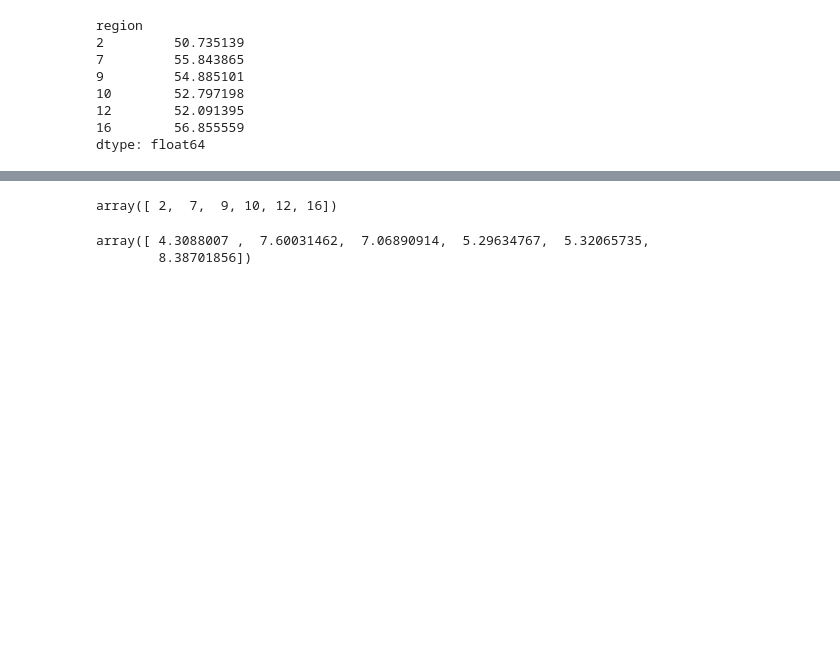
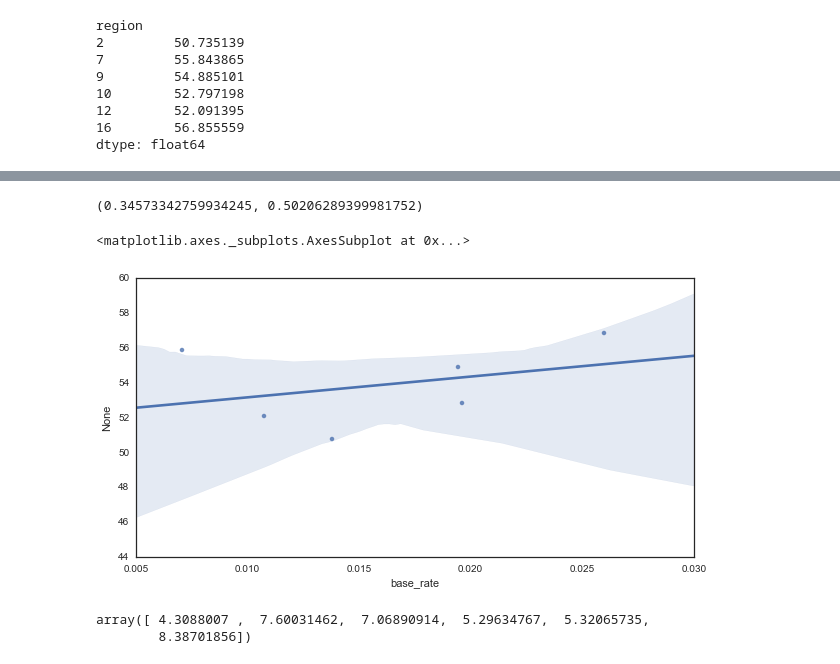
Before and after one commit to margulies/NS_Classify, a Jupyter notebook: code/OvaContinuous - fCluster Ward.ipynb, the cells around one changed output, grey strips where cells are left out. Drawn from its saved outputs; the diff is of its cells as text; code cells hidden in the pictures; blank space fills up the shorter version.

```diff
--- a/code/OvaContinuous - fCluster Ward.ipynb
+++ b/code/OvaContinuous - fCluster Ward.ipynb
@@ -440,7 +442,12 @@ dtype: float64
-# %%
-vmpfc_30
-# %% [output]
-array([ 2,  7,  9, 10, 12, 16])
+# %%
+stats.pearsonr(selected_regions.groupby('region').mean().base_rate, mv_results.groupby('region').apply(lambda x: auc(x['num_features'], x['score_unit'])))
+# %% [output]
+(0.34573342759934245, 0.50206289399981752)
+# %%
+sns.regplot(selected_regions.groupby('region').mean().base_rate, mv_results.groupby('region').apply(lambda x: auc(x['num_features'], x['score_unit'])))
+# %% [output]
+<matplotlib.axes._subplots.AxesSubplot at 0x...>
+[figure, added]
 # %%
 tools.make_mask_map(mv_results.query('num_features <= 10').groupby('region').apply(
     lambda x: auc(x['num_features'], x['score_unit'])).values, o_clf.mask_img,
```
Also changed, not shown: parts of 18 cells of this notebook, 7 other files.
